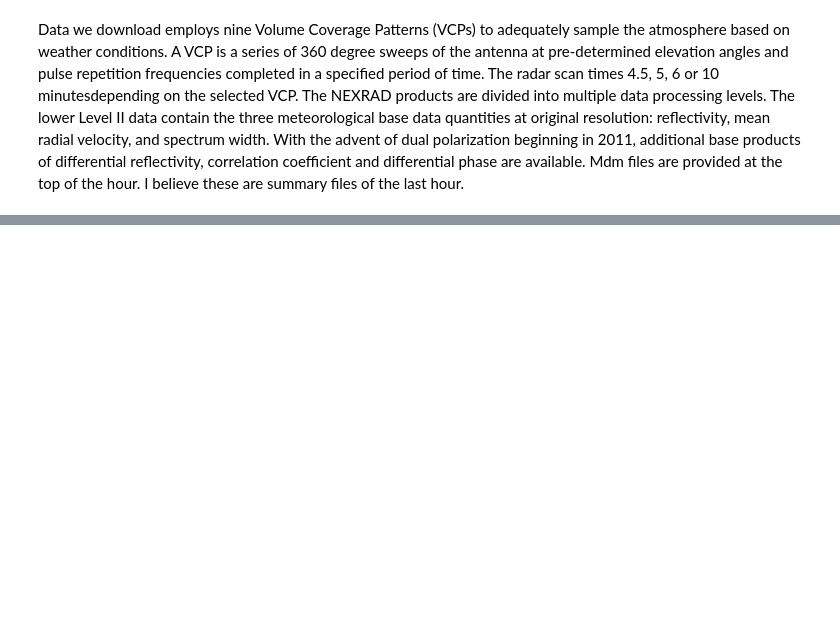
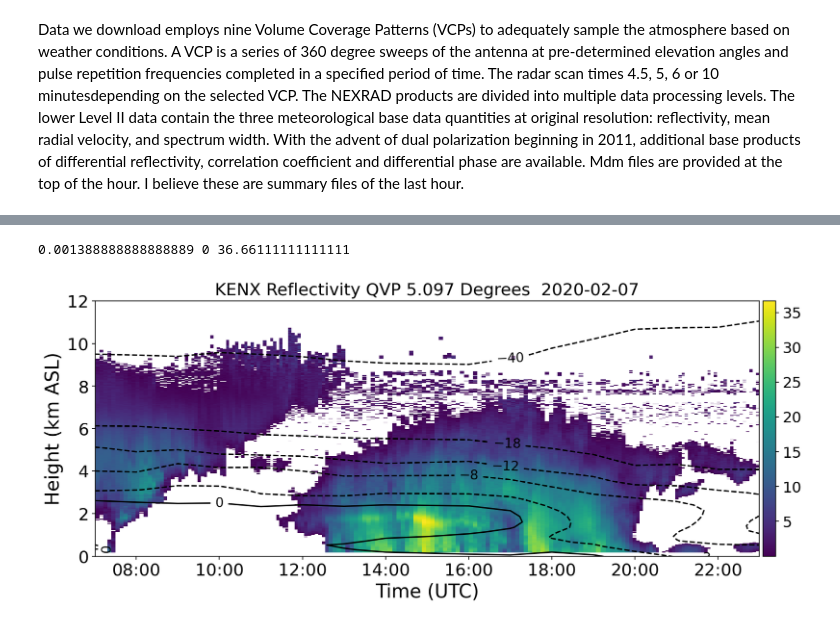
Before and after one commit to gdebrun2/NEXRAD-QVPs, a Jupyter notebook: QVP Analysis.ipynb, the cells around one changed output, grey strips where cells are left out. Cells and saved outputs as stored; diff of their text form; code cells hidden in the pictures; blank space fills up the shorter version.

```diff
--- a/QVP Analysis.ipynb
+++ b/QVP Analysis.ipynb
@@ -722,0 +1276,27 @@ print('Finished!')
+# %%
+ymin = 0
+ymax = 12
+
+
+
+z = reflectivities_deep[(s>5) & (reflectivities_deep > 0)].T
+print(min(z.min()),0,max(z.max()))
+
+plt.figure(figsize = (15, 5))
+cs = plt.pcolormesh(times_modified.loc[:, 0], heights.loc[0, :].T/1000,z, cmap='viridis', vmin = min(z.min()),vmax = max(z.max()))
+plt.ylabel('Height (km ASL)', fontsize = 20)
+plt.xlabel('Time (UTC)', fontsize = 20)
+plt.title(ID + ' Reflectivity QVP '+ str(closestAngle)[:-5] + ' Degrees ' + EVENT_DATE, fontsize = 18)
+cbar = plt.colorbar(cs, pad=0.005)
+cbar.ax.tick_params(labelsize = 16)
+xformatter = md.DateFormatter('%H:%M')
+xlocator = md.MinuteLocator(byminute=[0])
+plt.gcf().axes[0].xaxis.set_major_formatter(xformatter)
+clabels = plt.gca().contour(np.array(times_all)[:,radarIdx], np.array(gps_all)[:,radarIdx]/1000, np.array(temps_all)[:,radarIdx], colors = 'black', levels = [-40, -18, -12, -8, -3, 0])
+plt.gca().clabel(clabels, fontsize = 14)
+plt.tick_params(labelsize = 18)
+plt.ylim(ymin, ymax)
+plt.show()
+# %% [output]
+0.001388888888888889 0 36.66111111111111
+[figure, added]
```
Also changed, not shown: parts of 15 cells of this notebook, 1 other file.
